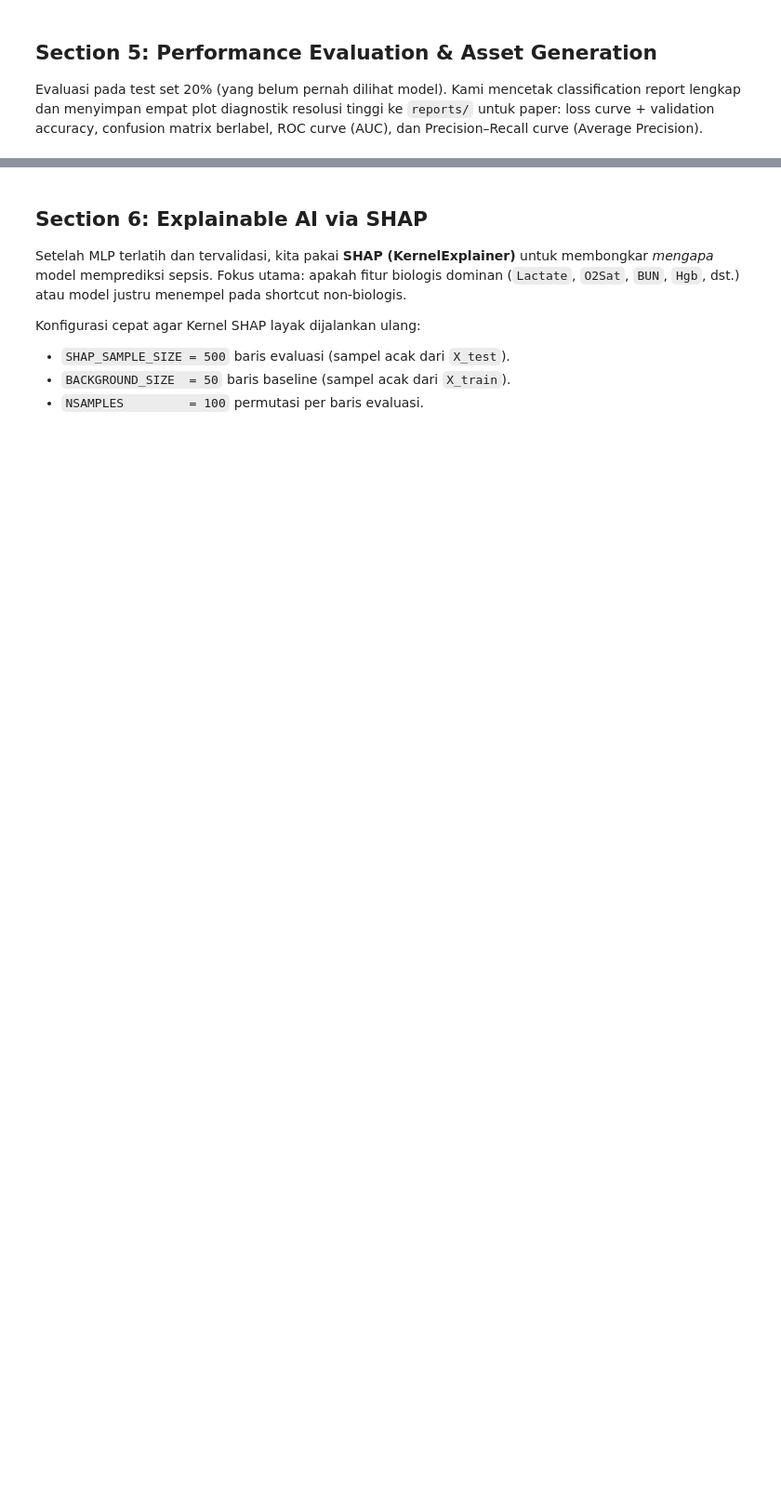
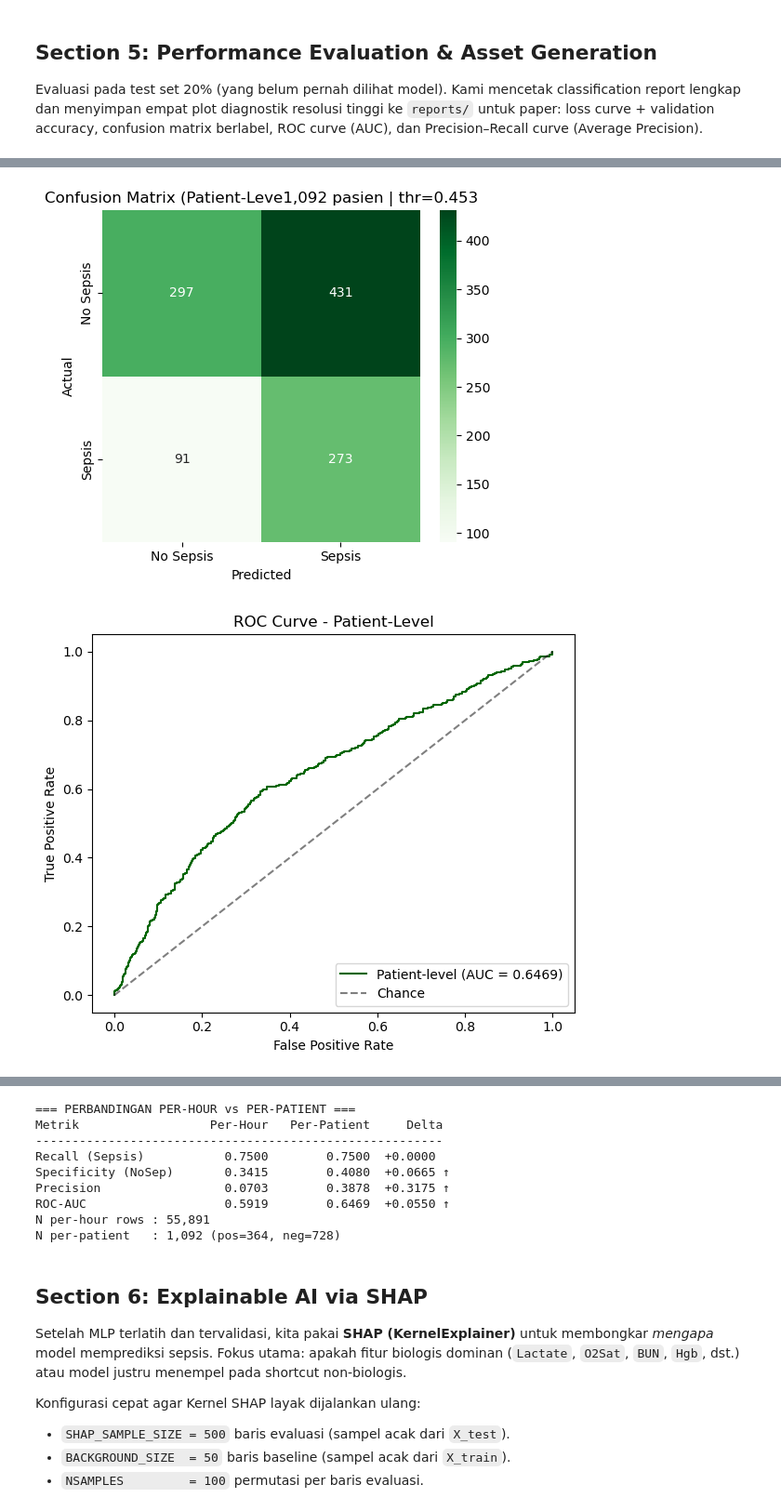
Before and after one commit to PeterWongsoredjo/Tubes_KDS, a Jupyter notebook: notebooks/analisis_sepsis.ipynb, the cells around one changed output, grey strips where cells are left out. Shown at 93% size. Saved outputs shown, nothing was run; the diff lists cells and outputs as text; code cells hidden in the pictures; blank space fills up the shorter version.

```diff
--- a/notebooks/analisis_sepsis.ipynb
+++ b/notebooks/analisis_sepsis.ipynb
@@ -702,0 +817,65 @@ plt.tight_layout(); plt.savefig("../reports/pr_curve.png", dpi=200); plt.show()
+# %%
+import os
+os.makedirs("../reports", exist_ok=True)
+
+# Hitung kurva patient-level
+fpr_p, tpr_p, _ = roc_curve(pid_y, pid_proba)
+prec_arr_p, rec_arr_p, _ = precision_recall_curve(pid_y, pid_proba)
+ap_p  = average_precision_score(pid_y, pid_proba)
+auc_p = roc_auc_score(pid_y, pid_proba)
+
+# (a) Confusion matrix patient-level
+cm_p = confusion_matrix(pid_y, pid_pred)
+fig, ax = plt.subplots(figsize=(5, 4.5))
+sns.heatmap(cm_p, annot=True, fmt="d", cmap="Greens",
+            xticklabels=["No Sepsis", "Sepsis"],
+            yticklabels=["No Sepsis", "Sepsis"], ax=ax)
+ax.set_xlabel("Predicted"); ax.set_ylabel("Actual")
+ax.set_title(f"Confusion Matrix (Patient-Leve{len(pid_y):,} pasien | thr={pat_threshold:.3f}")
+plt.tight_layout()
+plt.savefig("../reports/patient_confusion_matrix.png", dpi=200, bbox_inches="tight")
+plt.show()
+
+# (b) ROC patient-level
+plt.figure(figsize=(6, 5))
+plt.plot(fpr_p, tpr_p, color="darkgreen", label=f"Patient-level (AUC = {auc_p:.4f})")
+plt.plot([0, 1], [0, 1], "k--", alpha=0.5, label="Chance")
+plt.xlabel("False Positive Rate"); plt.ylabel("True Positive Rate")
+plt.title("ROC Curve - Patient-Level")
+plt.legend(loc="lower right")
+plt.tight_layout()
+plt.savefig("../reports/patient_roc_curve.png", dpi=200, bbox_inches="tight")
+plt.show()
+
+# (c) Precision-Recall patient-level
+plt.figure(figsize=(6, 5))
+plt.plot(rec_arr_p, prec_arr_p, color="darkgreen", label=f"Patient-level (AP = {ap_p:.4f})")
+plt.axhline(y=pid_y.mean(), linestyle=":", color="gray",
+            label=f"Baseline = {pid_y.mean():.3f}")
+plt.xlabel("Recall"); plt.ylabel("Precision")
+plt.title("Precision-Recall Curve - Patient-Level")
+plt.legend(loc="upper right")
+plt.tight_layout()
+plt.savefig("../reports/patient_pr_curve.png", dpi=200, bbox_inches="tight")
+plt.show()
+
+# Side-by-side comparison table
+print("=== PERBANDINGAN PER-HOUR vs PER-PATIENT ===")
+print(f"{'Metrik':<20s}{'Per-Hour':>12s}{'Per-Patient':>14s}{'Delta':>10s}")
+print("-" * 56)
+rows = [
+    ("Recall (Sepsis)",     test_rec_h, test_rec_p),
+    ("Specificity (NoSep)", test_spec_h, test_spec_p),
+    ("Precision",           test_prec_h, test_prec_p),
+    ("ROC-AUC",             test_auc_h, test_auc_p),
+]
+for name, h, ppp in rows:
+    delta = ppp - h
+    marker = " ↑" if delta > 0.01 else (" ↓" if delta < -0.01 else "  ")
+    print(f"{name:<20s}{h:>12.4f}{ppp:>14.4f}{delta:>+9.4f}{marker}")
+
+print(f"N per-hour rows : {len(y_test):,}")
+print(f"N per-patient   : {len(pid_y):,} (pos={int((pid_y==1).sum())}, neg={int((pid_y==0).sum())})")
+# %% [output]
+[figure, added]
+[figure, added]
@@ -703,3 +883,12 @@ plt.tight_layout(); plt.savefig("../reports/pr_curve.png", dpi=200); plt.show()
+=== PERBANDINGAN PER-HOUR vs PER-PATIENT ===
+Metrik                  Per-Hour   Per-Patient     Delta
+--------------------------------------------------------
+Recall (Sepsis)           0.7500        0.7500  +0.0000
+Specificity (NoSep)       0.3415        0.4080  +0.0665 ↑
+Precision                 0.0703        0.3878  +0.3175 ↑
+ROC-AUC                   0.5919        0.6469  +0.0550 ↑
+N per-hour rows : 55,891
+N per-patient   : 1,092 (pos=364, neg=728)
 # %% [markdown]
 ## Section 6: Explainable AI via SHAP
 
```
Also changed, not shown: parts of 12 cells of this notebook, 10 other files.
